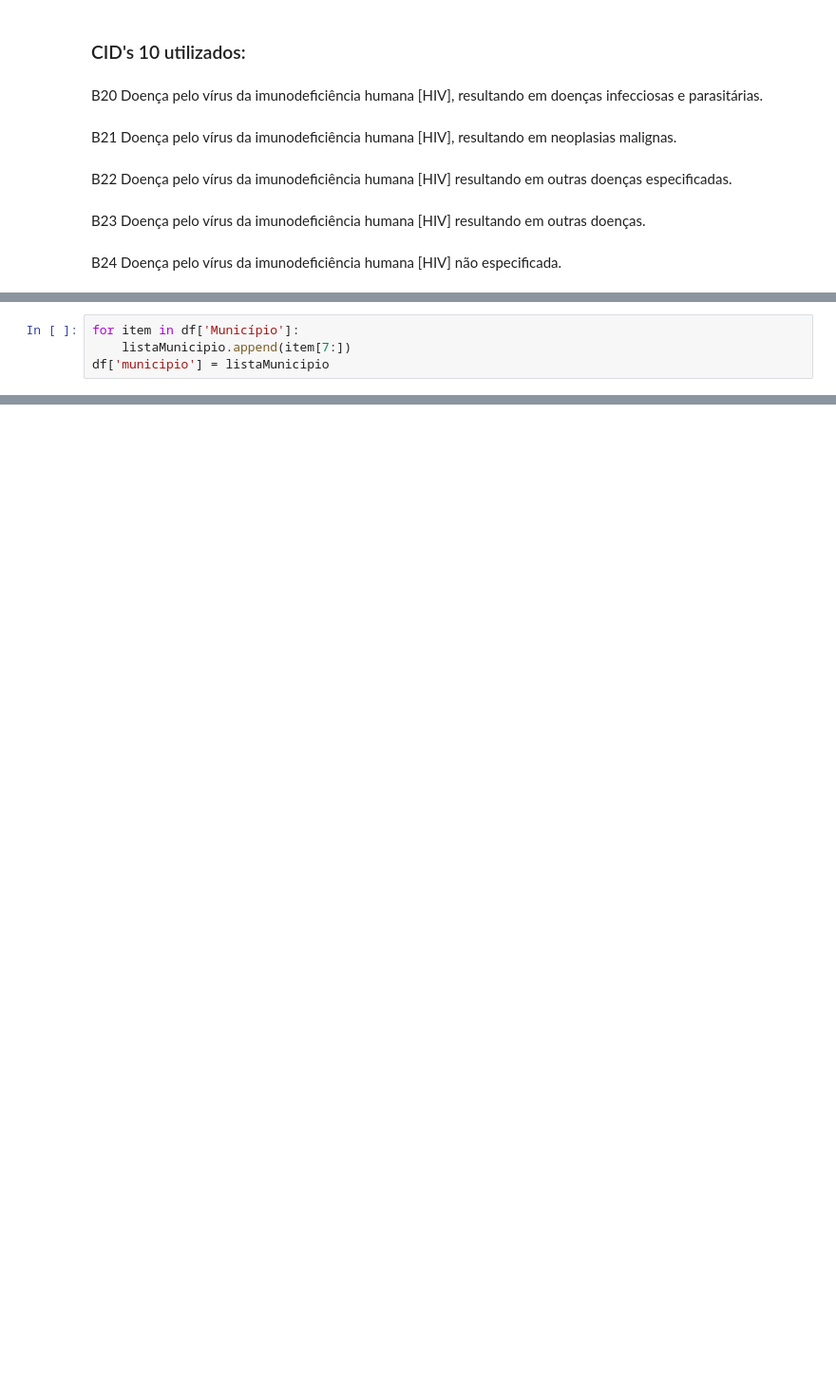
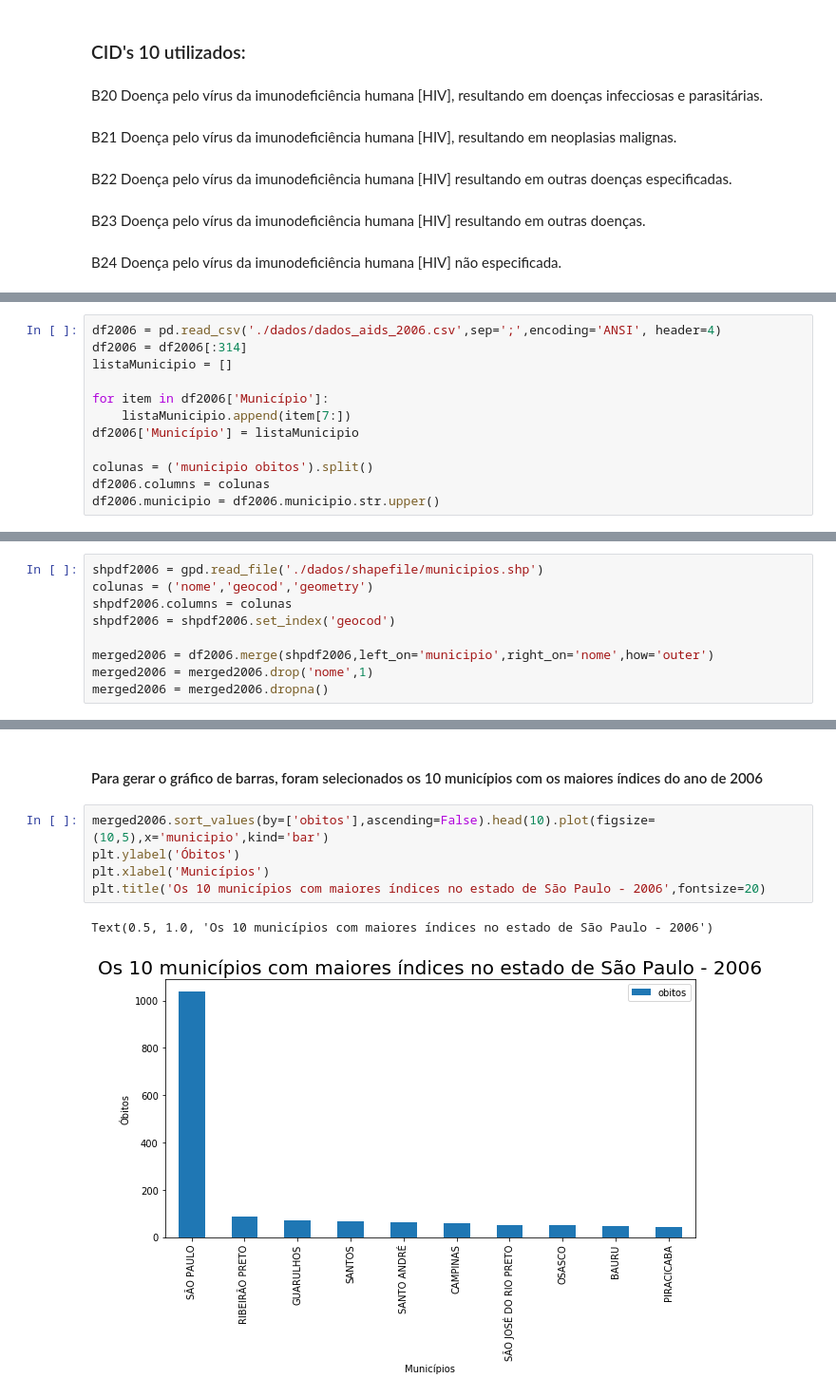
Before and after one commit to matheuscosantos/Projeto_Analise_Saude, a Jupyter notebook: analise_dados.ipynb, the cells around one changed output, grey strips where cells are left out. Shown: that part at 95% size. Cells and saved outputs as stored; diff of their text form; blank space fills up the shorter version.

```diff
--- a/analise_dados.ipynb
+++ b/analise_dados.ipynb
@@ -39,4 +26,0 @@ listaMunicipio = []
-# %%
-for item in df['Município']:
-    listaMunicipio.append(item[7:])
-df['municipio'] = listaMunicipio
@@ -130,0 +30,12 @@ Text(0.5, 1.0, 'Mortes decorrentes de complicações da Aids - 2016')
+# %%
+df2006 = pd.read_csv('./dados/dados_aids_2006.csv',sep=';',encoding='ANSI', header=4)
+df2006 = df2006[:314]
+listaMunicipio = []
+
+for item in df2006['Município']:
+    listaMunicipio.append(item[7:])
+df2006['Município'] = listaMunicipio
+
+colunas = ('municipio obitos').split()
+df2006.columns = colunas
+df2006.municipio = df2006.municipio.str.upper()
@@ -130,0 +45,9 @@ Text(0.5, 1.0, 'Mortes decorrentes de complicações da Aids - 2016')
+# %%
+shpdf2006 = gpd.read_file('./dados/shapefile/municipios.shp')
+colunas = ('nome','geocod','geometry')
+shpdf2006.columns = colunas
+shpdf2006 = shpdf2006.set_index('geocod')
+
+merged2006 = df2006.merge(shpdf2006,left_on='municipio',right_on='nome',how='outer')
+merged2006 = merged2006.drop('nome',1)
+merged2006 = merged2006.dropna()
@@ -130,0 +165,10 @@ Text(0.5, 1.0, 'Mortes decorrentes de complicações da Aids - 2016')
+# %% [markdown]
+#### Para gerar o gráfico de barras, foram selecionados os 10 municípios com os maiores índices do ano de 2006
+# %%
+merged2006.sort_values(by=['obitos'],ascending=False).head(10).plot(figsize=(10,5),x='municipio',kind='bar')
+plt.ylabel('Óbitos')
+plt.xlabel('Municípios')
+plt.title('Os 10 municípios com maiores índices no estado de São Paulo - 2006',fontsize=20)
+# %% [output]
+Text(0.5, 1.0, 'Os 10 municípios com maiores índices no estado de São Paulo - 2006')
+[figure, added]
```
Also changed, not shown: parts of 59 cells of this notebook, 11 other files.
